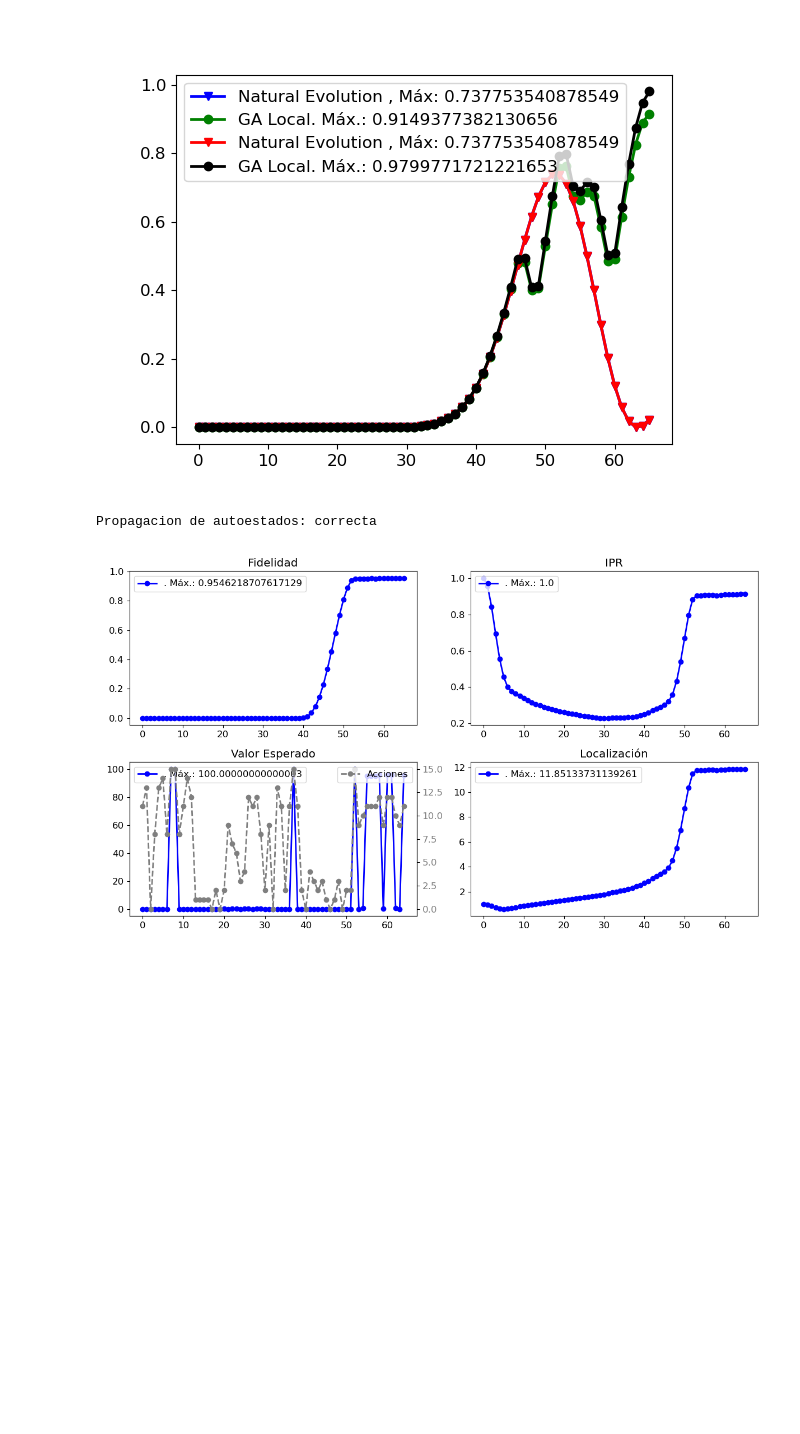
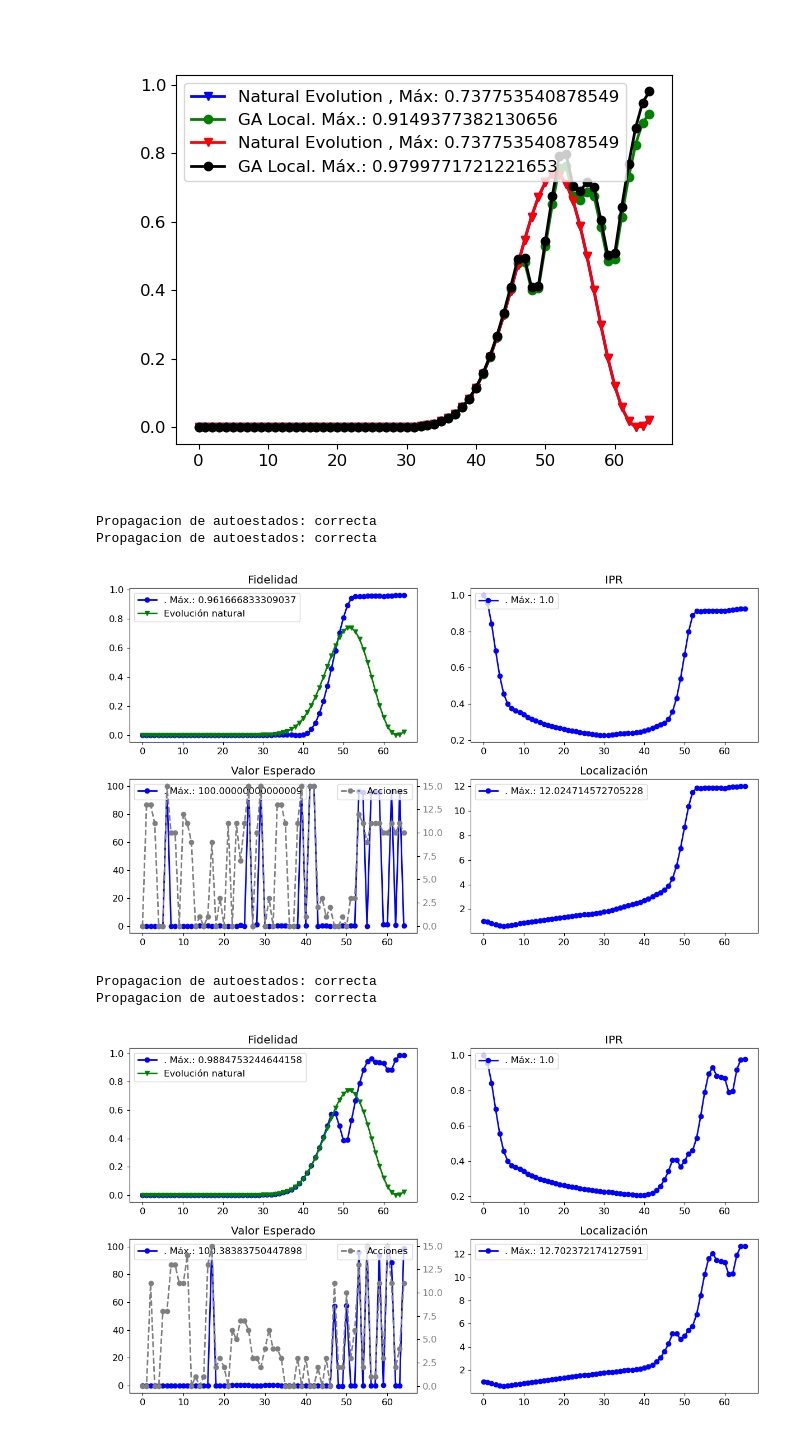
Before and after one commit to sofips/dynamic_analysis, a Jupyter notebook: evolution_comparisons.ipynb, the cells around one changed output. Saved outputs shown, nothing was run; the diff lists cells and outputs as text; code cells hidden in the pictures; blank space fills up the shorter version.

```diff
--- a/evolution_comparisons.ipynb
+++ b/evolution_comparisons.ipynb
@@ -516,8 +531,15 @@ Propagacion de autoestados: correcta
 Propagacion de autoestados: correcta
 [figure]
 # %%
-plot_all_metrics(n13_ga_acc_actions[122][:],13,actions='original',add_natural=True,add_actions=[2])
+plot_all_metrics(n13_ga_acc_actions[100][:],13,actions='original',add_natural=True,add_actions=[2])
 # %% [output]
 Propagacion de autoestados: correcta
+Propagacion de autoestados: correcta
-[figure, old version]
+[figure, new version]
+# %%
+plot_all_metrics(n13_ga_loc_actions[323][:],13,actions='original',add_natural=True,add_actions=[2])
+# %% [output]
+Propagacion de autoestados: correcta
+Propagacion de autoestados: correcta
+[figure, added]
 # %%
```
Also changed, not shown: parts of 9 cells of this notebook.
